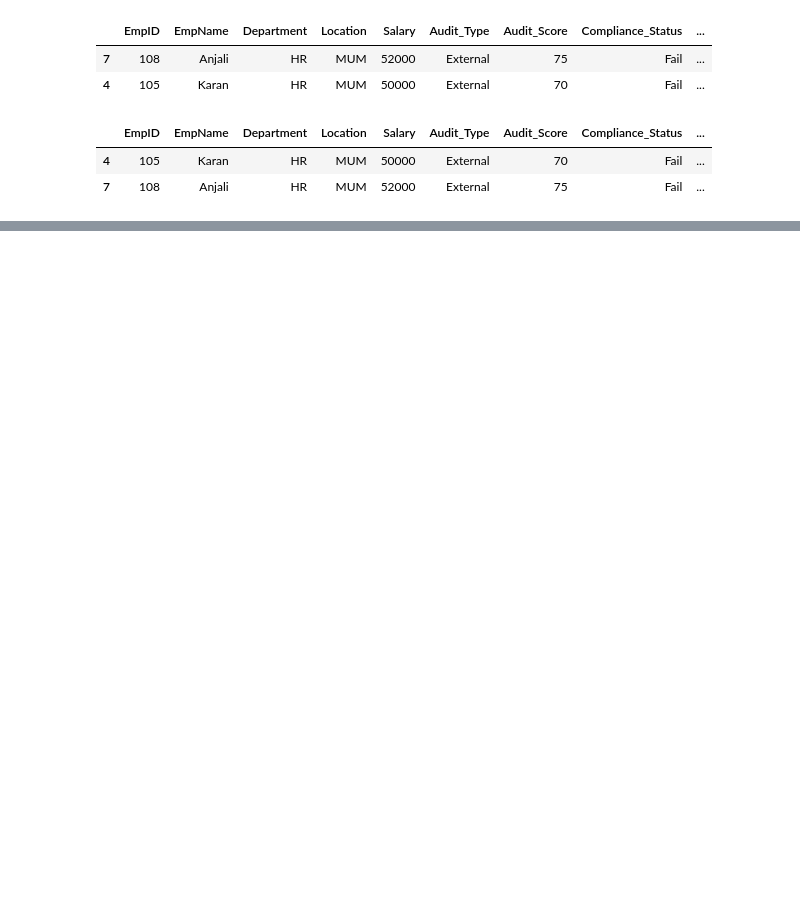
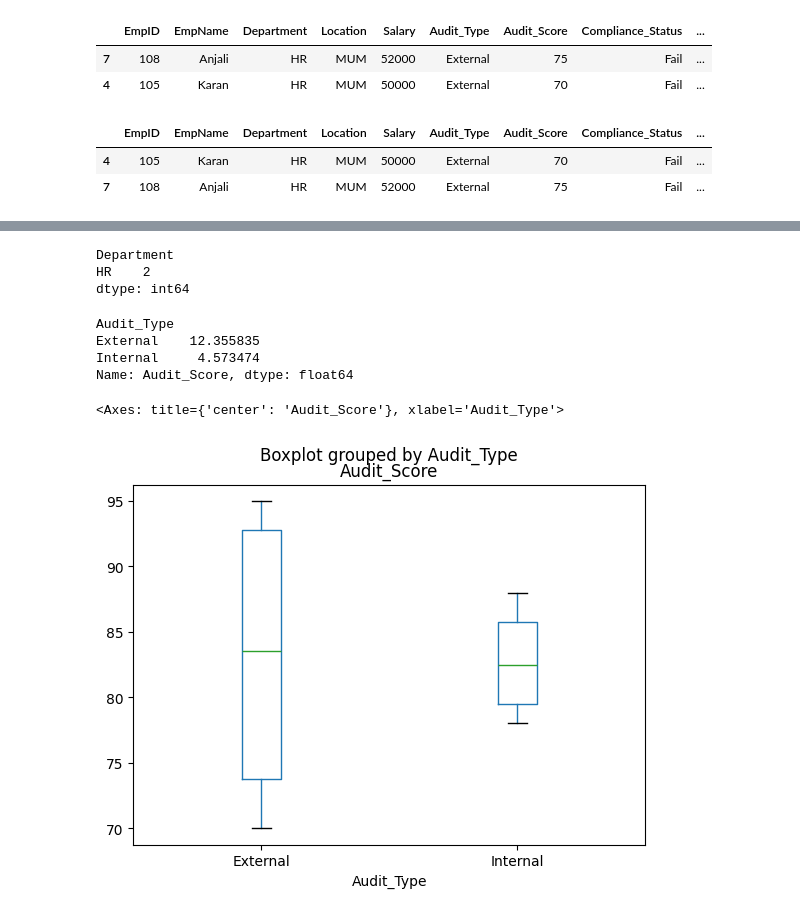
Before and after one commit to nikhilniksss/Python-Programming, a Jupyter notebook: assessment_script.ipynb, the cells around one changed output, grey strips where cells are left out. Cells and saved outputs as stored; diff of their text form; code cells hidden in the pictures; blank space fills up the shorter version.

```diff
--- a/assessment_script.ipynb
+++ b/assessment_script.ipynb
@@ -136,0 +192,26 @@ combined_data.groupby("Department")["Audit_Score"].mean().plot(kind="bar",figsiz
+# %%
+# QUESTION 15 — Which department contributes MOST to overall audit risk?
+
+combined_data[combined_data["Compliance_Status"] == "Fail"].groupby("Department").size()
+# %% [output]
+Department
+HR    2
+dtype: int64
+# %%
+# QUESTION 16 — Which audit type is MORE volatile (inconsistent)?
+
+combined_data.groupby("Audit_Type")["Audit_Score"].std()
+# %% [output]
+Audit_Type
+External    12.355835
+Internal     4.573474
+Name: Audit_Score, dtype: float64
+# %%
+combined_data.boxplot(
+    column="Audit_Score",
+    by= "Audit_Type",
+    grid=False
+)
+# %% [output]
+<Axes: title={'center': 'Audit_Score'}, xlabel='Audit_Type'>
+[figure, added]
```
Also changed, not shown: parts of 23 cells of this notebook.
